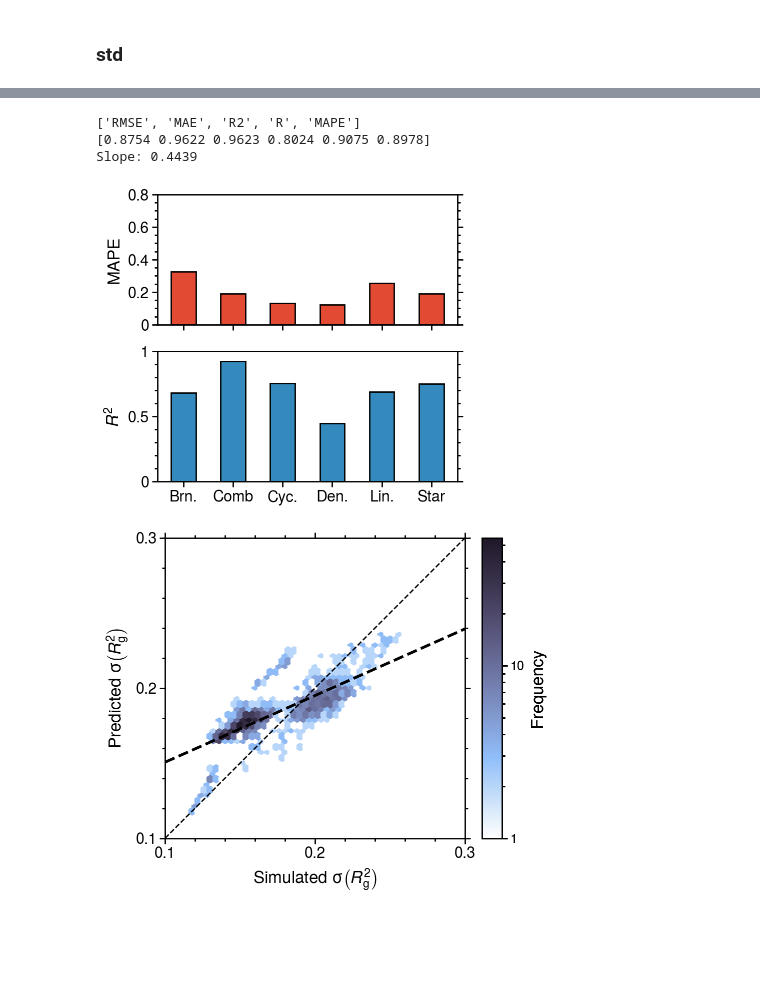
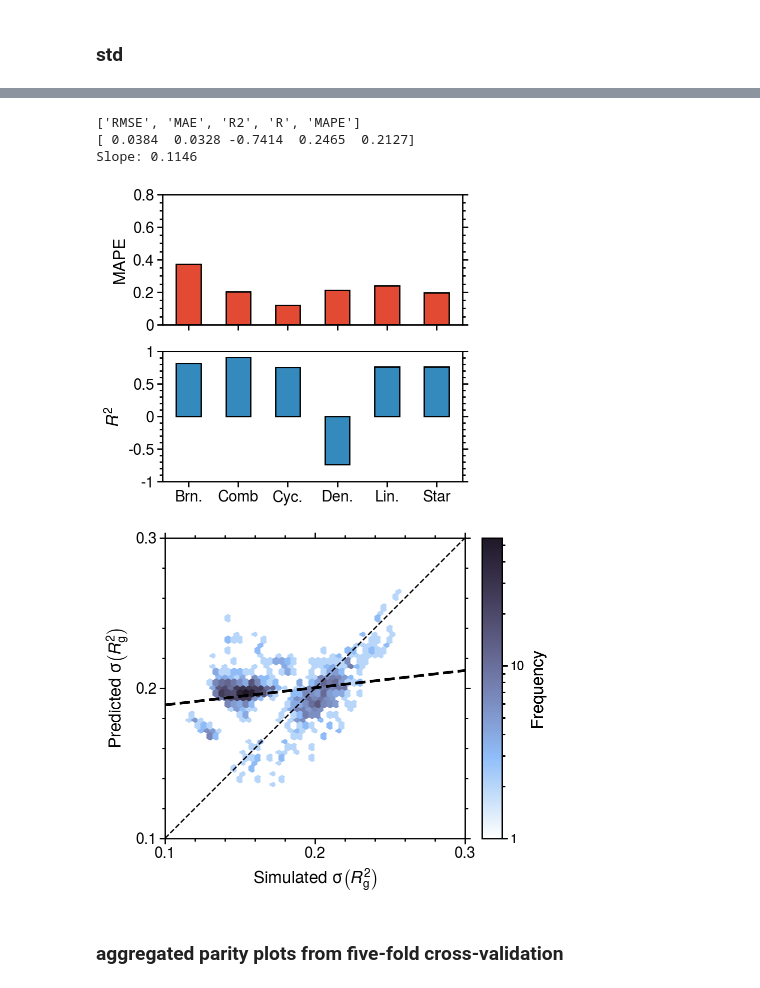
Before and after one commit to webbtheosim/gcgnn, a Jupyter notebook: notebooks/figure_result.ipynb, the cells around one changed output, grey strips where cells are left out. Cells and saved outputs as stored; diff of their text form; code cells hidden in the pictures; blank space fills up the shorter version.

Commit message:
figure result update

```diff
--- a/notebooks/figure_result.ipynb
+++ b/notebooks/figure_result.ipynb
@@ -28,7 +28,7 @@ for color in colors:
 pplt.rc["figure.facecolor"] = "white"
 
 DATA_DIR="/scratch/gpfs/sj0161/delta_pattern/"
-PLOT_DIR="/home/sj0161/gcgnn/fig/"
+PLOT_DIR="/scratch/gpfs/sj0161/gcgnn/fig/"
 TRAIN_RESULT_DIR = "/scratch/gpfs/sj0161/gcgnn/history/"
 RESULT_DIR = "/scratch/gpfs/sj0161/gcgnn/result/"
 
@@ -367,7 +531,7 @@ rg2_mean   = {}
 rg2_var    = {}
 
 for start, end in data_ranges:
-    filename = os.path.join(DATA_DIR, f"pattern_graph_data_{start}_{end}_rg_new.pickle")
+    filename = os.path.join(DATA_DIR, f"v2_pattern_graph_data_{start}_{end}_rg_new.pickle")
 
     with open(filename, "rb") as handle:
         graph_data[start] = pickle.load(handle)
@@ -519,26 +683,28 @@ Slope: 1.2328
 # %%
 # std test set MW_mid
-input_file = "GNN_Guided_Baseline_Simple_2_0_64_0.001_1000_64_std_mse_1.pickle"
+input_file = "GNN_Guided_Baseline_Simple_2_0_128_0.001_1000_128_std_mse_1_attn_GAT.pickle"
 
 plot_dendrimer(
     TRAIN_RESULT_DIR,
     PLOT_DIR,
     COLORS,
     label_data,
     input_file,
     cbar_vmax=None,
     bar_ratio=1.0,
     ylim1=[0, 0.8],
-    ylim2=[0, 1],
-    first_ticks=[0, 0.5, 1],
-    yticklabels=[0, 0.5, 1],
+    ylim2=[-1, 1],
+    first_ticks=[-1, -0.5, 0, 0.5, 1],
+    yticklabels=[-1, -0.5, 0, 0.5, 1],
     vmin=0.1,
     vmax=0.3,
     second_ticks=[0.1, 0.2, 0.3],
 )
 # %% [output]
 ['RMSE', 'MAE', 'R2', 'R', 'MAPE']
-[0.8754 0.9622 0.9623 0.8024 0.9075 0.8978]
-Slope: 0.4439
+[ 0.0384  0.0328 -0.7414  0.2465  0.2127]
+Slope: 0.1146
-[figure, old version]
+[figure, new version]
-[figure, old version]
+[figure, new version]
+# %% [markdown]
+### aggregated parity plots from five-fold cross-validation
```
Also changed, not shown: parts of 39 cells of this notebook.
